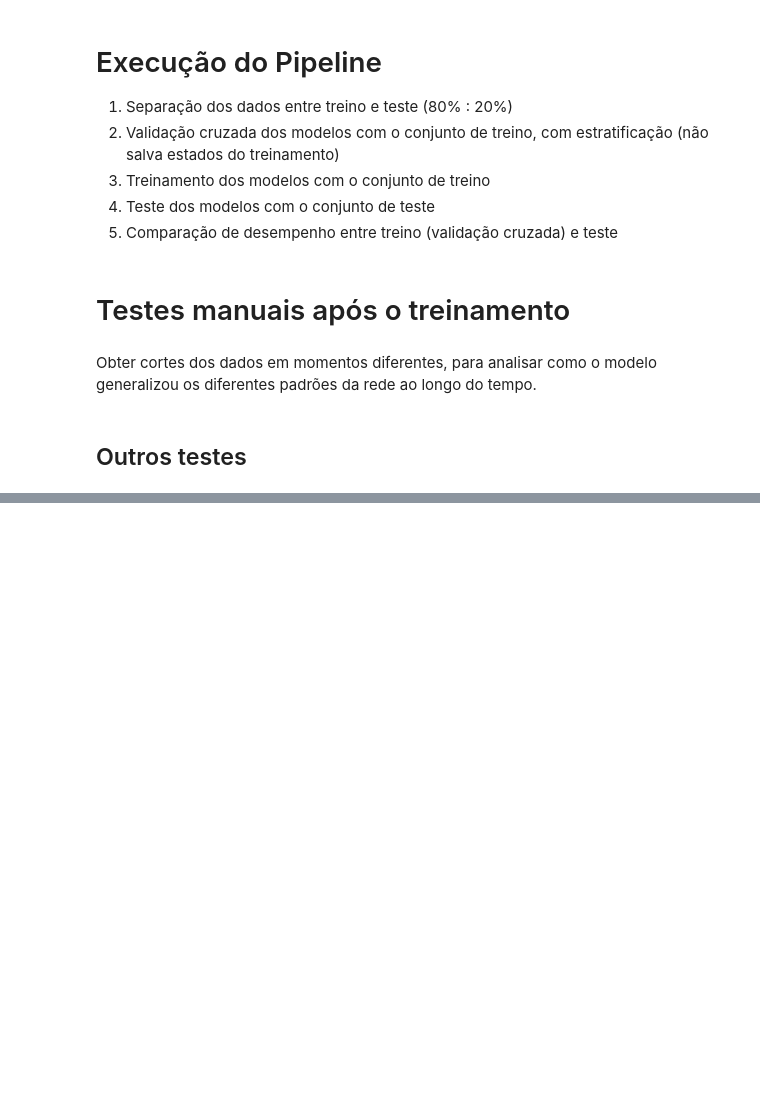
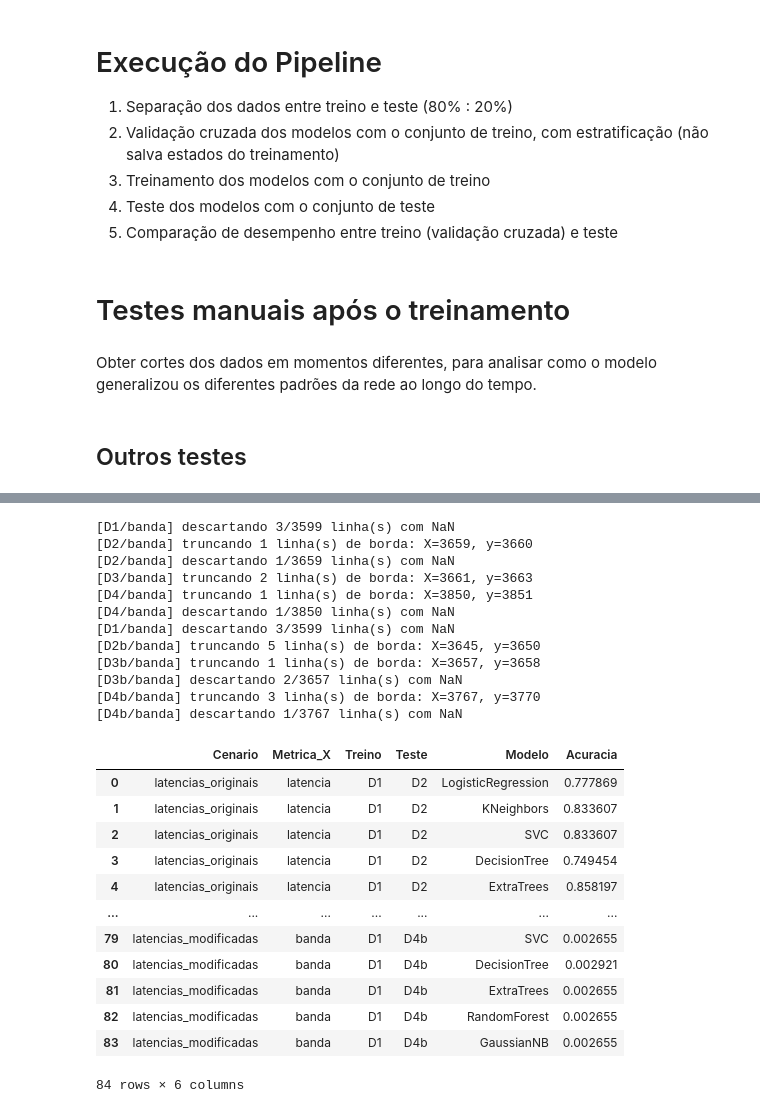
Before and after one commit to auerbeatriz/path-aware-datasets, a Jupyter notebook: Análise_de_modelos_de_ML_para_previsão_de_caminhos.ipynb, the cells around one changed output, grey strips where cells are left out. Drawn from its saved outputs; the diff is of its cells as text; code cells hidden in the pictures; blank space fills up the shorter version.

```diff
--- a/Análise_de_modelos_de_ML_para_previsão_de_caminhos.ipynb
+++ b/Análise_de_modelos_de_ML_para_previsão_de_caminhos.ipynb
@@ -929,0 +1051,42 @@ test_results = evaluate_on_test(X_fraction, y_fraction, trained_pipelines, class
+# %%
+resultados_cross = []
+
+cenarios_teste = {
+    'latencias_originais': ['D2', 'D3', 'D4'],
+    'latencias_modificadas': ['D2b', 'D3b', 'D4b'],
+}
+
+for nome_cenario, datasets_teste in cenarios_teste.items():
+    for metrica in ['latencia', 'banda']:
+        r = experimento_cross_dataset('D1', datasets_teste, metrica)
+        r.insert(0, 'Cenario', nome_cenario)
+        resultados_cross.append(r)
+
+resultados_cross_df = pd.concat(resultados_cross, ignore_index=True)
+resultados_cross_df
+# %% [output]
+[D1/banda] descartando 3/3599 linha(s) com NaN
+[D2/banda] truncando 1 linha(s) de borda: X=3659, y=3660
+[D2/banda] descartando 1/3659 linha(s) com NaN
+[D3/banda] truncando 2 linha(s) de borda: X=3661, y=3663
+[D4/banda] truncando 1 linha(s) de borda: X=3850, y=3851
+[D4/banda] descartando 1/3850 linha(s) com NaN
+[D1/banda] descartando 3/3599 linha(s) com NaN
+[D2b/banda] truncando 5 linha(s) de borda: X=3645, y=3650
+[D3b/banda] truncando 1 linha(s) de borda: X=3657, y=3658
+[D3b/banda] descartando 2/3657 linha(s) com NaN
+[D4b/banda] truncando 3 linha(s) de borda: X=3767, y=3770
+[D4b/banda] descartando 1/3767 linha(s) com NaN
+|  | Cenario | Metrica_X | Treino | Teste | Modelo | Acuracia |
+| 0 | latencias_originais | latencia | D1 | D2 | LogisticRegression | 0.777869 |
+| 1 | latencias_originais | latencia | D1 | D2 | KNeighbors | 0.833607 |
+| 2 | latencias_originais | latencia | D1 | D2 | SVC | 0.833607 |
+| 3 | latencias_originais | latencia | D1 | D2 | DecisionTree | 0.749454 |
+| 4 | latencias_originais | latencia | D1 | D2 | ExtraTrees | 0.858197 |
+| ... | ... | ... | ... | ... | ... | ... |
+| 79 | latencias_modificadas | banda | D1 | D4b | SVC | 0.002655 |
+| 80 | latencias_modificadas | banda | D1 | D4b | DecisionTree | 0.002921 |
+| 81 | latencias_modificadas | banda | D1 | D4b | ExtraTrees | 0.002655 |
+| 82 | latencias_modificadas | banda | D1 | D4b | RandomForest | 0.002655 |
+| 83 | latencias_modificadas | banda | D1 | D4b | GaussianNB | 0.002655 |
+84 rows × 6 columns
```
Also changed, not shown: parts of 9 cells of this notebook, 2 other files.
